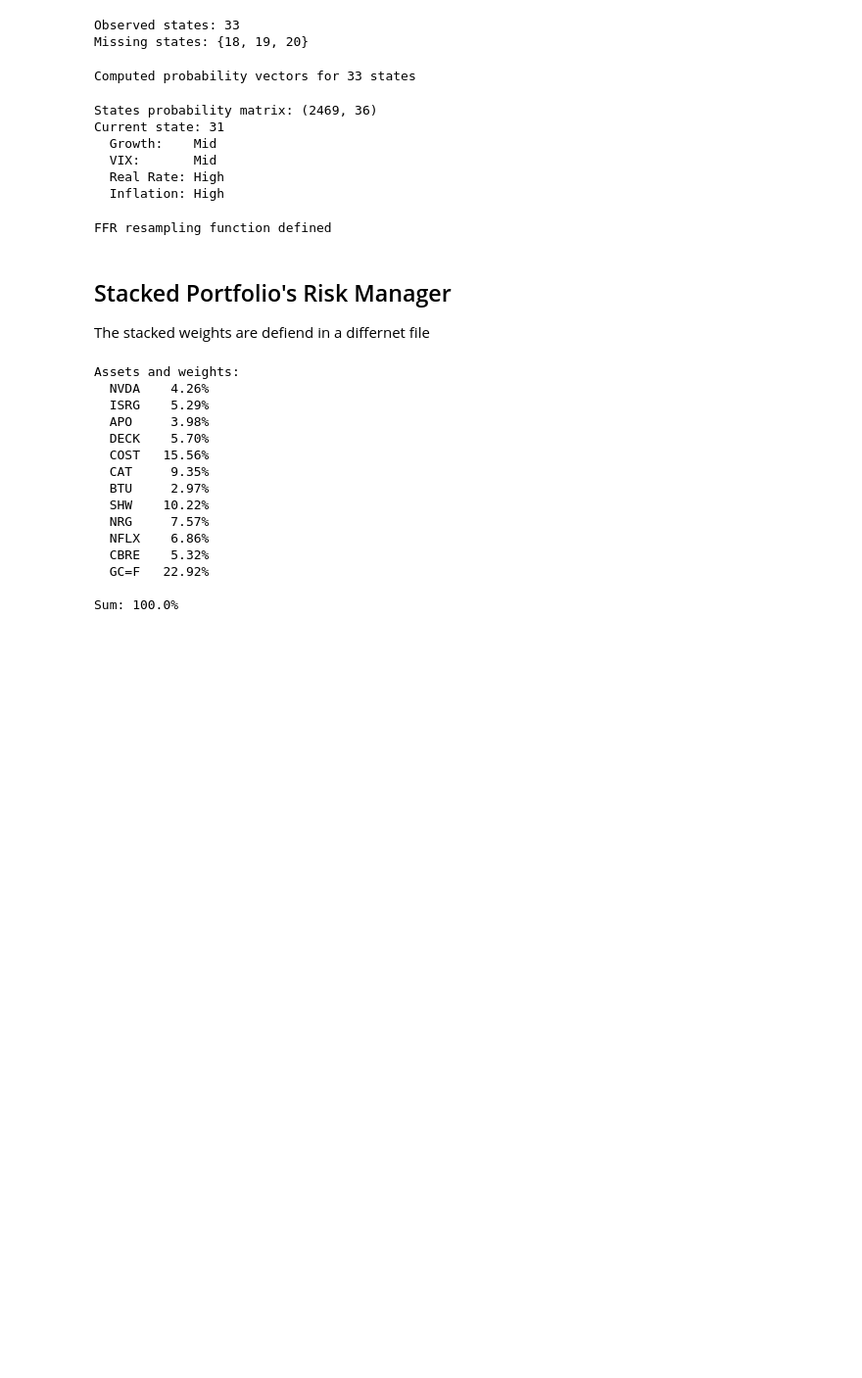
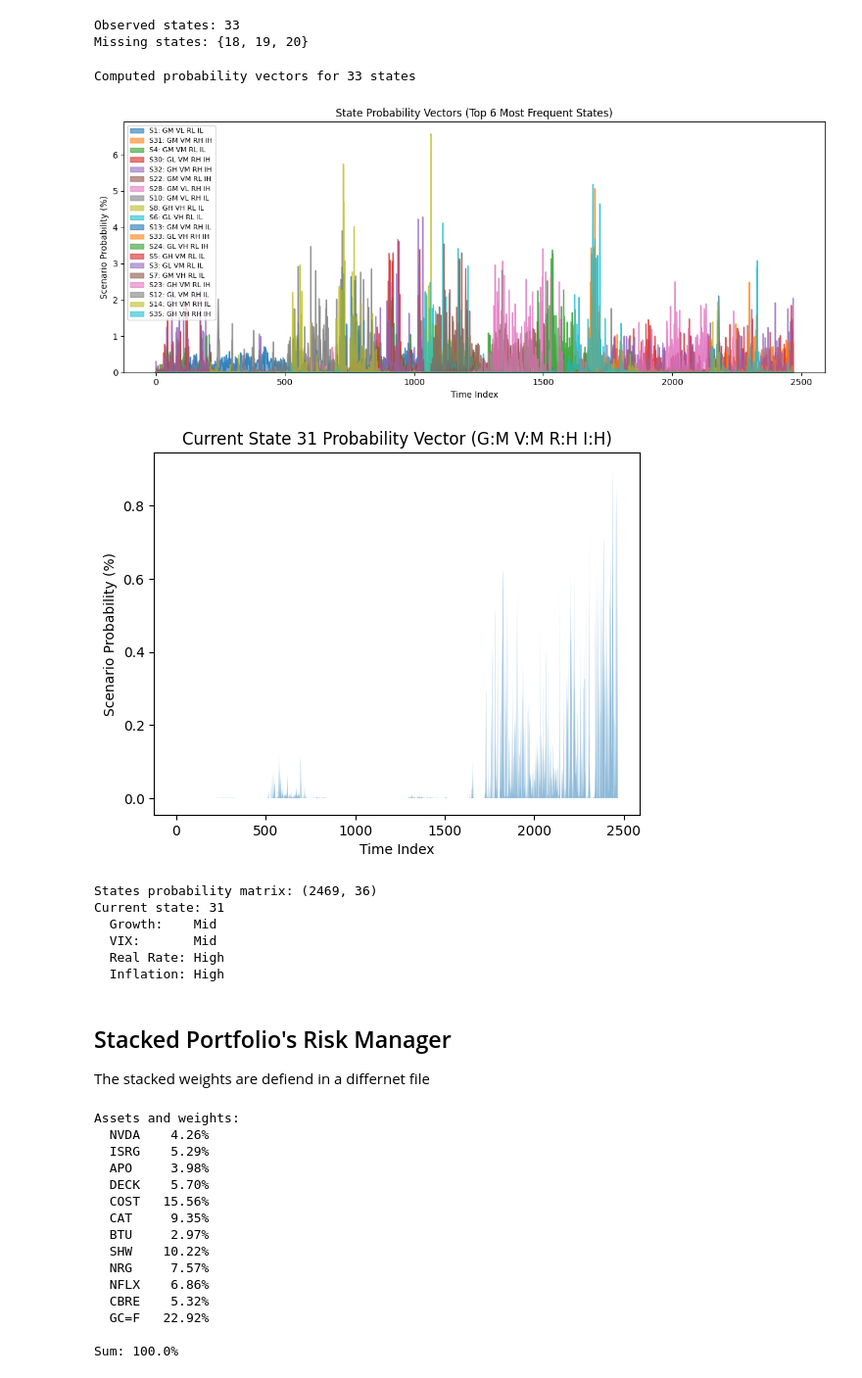
Before and after one commit to galamboslajos/Finance-Working-Files, a Jupyter notebook: Investments_2026/FFR_Portfolio_Risk.ipynb, the cells around one changed output. Shown at 98% size. Drawn from its saved outputs; the diff is of its cells as text; code cells hidden in the pictures; blank space fills up the shorter version.

Commit message:
State Prob Vector Plot

```diff
--- a/Investments_2026/FFR_Portfolio_Risk.ipynb
+++ b/Investments_2026/FFR_Portfolio_Risk.ipynb
@@ -208,6 +208,44 @@ for s in observed_states:
 print(f"Computed probability vectors for {len(state_probs)} states")
 # %% [output]
 Computed probability vectors for 33 states
+# %%
+top_n = 20
+top_states = regimes['state'].value_counts().head(top_n).index.tolist()
+
+prob_df = pd.DataFrame(index=range(T))
+for s in top_states:
+    g = s % 3
+    v = (s // 3) % 3
+    r = (s // 9) % 2
+    i = (s // 18) % 2
+    label = f"S{s}: G{['L','M','H'][g]} V{['L','M','H'][v]} R{['L','H'][r]} I{['L','H'][i]}"
+    prob_df[label] = state_probs[s] / state_probs[s].sum() * 100
+
+fig, ax = plt.subplots(figsize=(12, 5))
+prob_df.plot(kind='area', stacked=False, alpha=0.6, ax=ax)
+ax.set_title('State Probability Vectors (Top 6 Most Frequent States)')
+ax.set_xlabel('Time Index')
+ax.set_ylabel('Scenario Probability (%)')
+ax.legend(loc='upper left', fontsize=8)
+plt.tight_layout()
+plt.show()
+
+# Current State
+current_state = states_vector[-1]
+g = current_state % 3
+v = (current_state // 3) % 3
+r = (current_state // 9) % 2
+i = (current_state // 18) % 2
+
+plt.figure()
+plt.fill_between(range(T), state_probs[current_state] / state_probs[current_state].sum() * 100, alpha=0.5)
+plt.title(f'Current State {current_state} Probability Vector (G:{["L","M","H"][g]} V:{["L","M","H"][v]} R:{["L","H"][r]} I:{["L","H"][i]})')
+plt.xlabel('Time Index')
+plt.ylabel('Scenario Probability (%)')
+plt.show()
+# %% [output]
+[figure, added]
+[figure, added]
 # %%
 states_vector = regimes['state'].values
 states_prob = np.zeros((T, n_states))
@@ -231,26 +269,6 @@ Current state: 31
   VIX:       Mid
   Real Rate: High
   Inflation: High
-# %%
-def ffr_resampling(S, H, initial_state, states_prob, states_vector, observed_states):
-    sim_idx = np.full((S, H), -1, dtype=int)
-    t = np.arange(len(states_vector))
-
-    for s in range(S):
-        current_state = initial_state
-        for h in range(H):
-            if current_state in observed_states:
-                prob = states_prob[:, current_state]
-            else:
-                prob = np.ones(len(t)) / len(t)
-            sim_idx[s, h] = np.random.choice(t, p=prob)
-            current_state = states_vector[sim_idx[s, h]]
-
-    return sim_idx
-
-print("FFR resampling function defined")
-# %% [output]
-FFR resampling function defined
 # %% [markdown]
 ## Stacked Portfolio's Risk Manager
 The stacked weights are defiend in a differnet file
```
